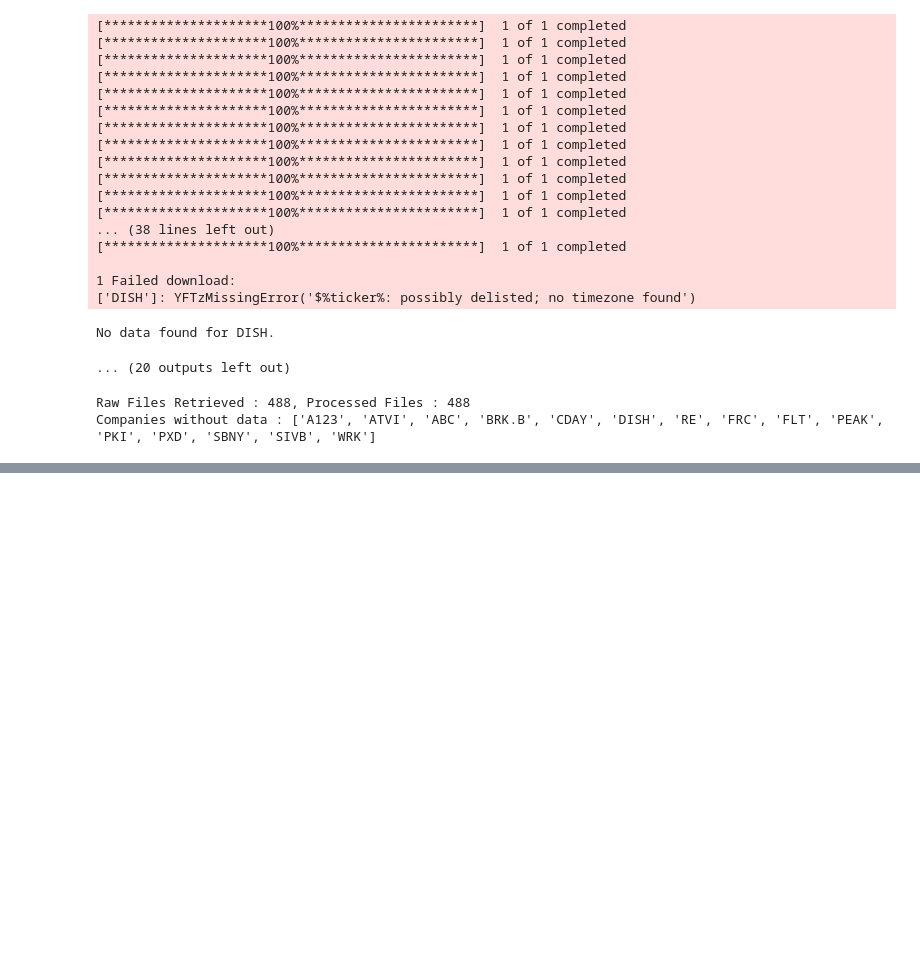
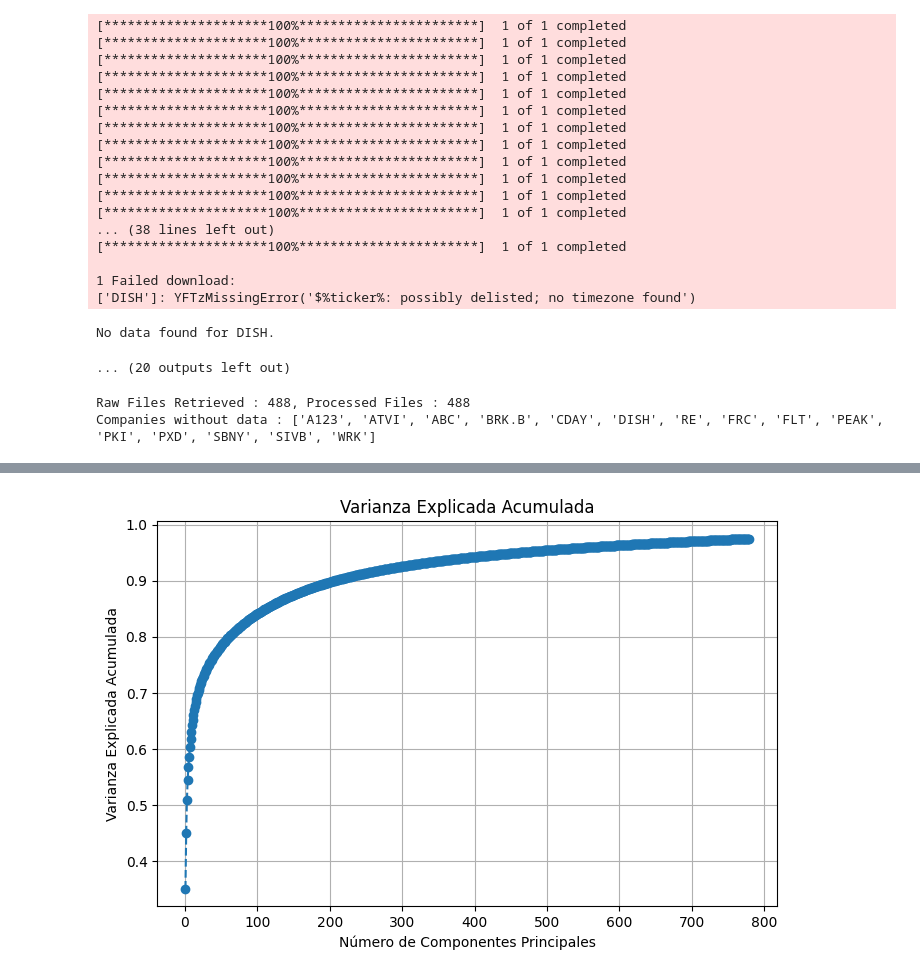
Before and after one commit to alfredofdlv/Proyect2_LABIACD, a Jupyter notebook: Notebook.ipynb, the cells around one changed output, grey strips where cells are left out. Cells and saved outputs as stored; diff of their text form; code cells hidden in the pictures; blank space fills up the shorter version.

```diff
--- a/Notebook.ipynb
+++ b/Notebook.ipynb
@@ -404,0 +416,85 @@ print(predictions)
+# %%
+
+
+
+train=pd.read_csv('train.csv')
+test=pd.read_csv('test.csv')
+
+
+#
+cols_objetivo=[col for col in train.columns if "Close" in col] + ['Date']
+cols_objetivo_2=[col for col in train.columns if "Close" in col]
+
+remove=[col for col in cols_objetivo_2 if "Adjusted" in col]
+
+X_train = train.drop(columns=cols_objetivo)  # Excluye columnas irrelevantes
+X_test =test.drop(columns=cols_objetivo)
+
+y_train = train[cols_objetivo_2].drop(columns=remove)   # El objetivo es el precio de cierre y excluimos Adjusted que inlcuye el string Close
+y_test =test[cols_objetivo_2].drop(columns=remove)
+
+
+
+
+scaler=StandardScaler()
+X_train = scaler.fit_transform(X_train)
+X_test=scaler.transform(X_test)
+
+
+
+
+# Imprimir la hora
+print("Hora  Antes del PCA:", datetime.now().time())
+# Aplicar PCA
+
+# Calcular el número de componentes con PCA estándar
+pca_temp = PCA(n_components=0.975)
+pca_temp.fit(X_train)  # X_scaled: datos escalados (preprocesados)
+
+# Número de componentes necesarios
+n_components_needed = pca_temp.n_components_
+
+# Número de componentes seleccionados
+print("Número de componentes principales seleccionados:", pca_temp.n_components_)
+
+# Calcular autovalores (varianza explicada por cada componente)
+autovalores = pca_temp.explained_variance_
+
+# Media de los autovalores (para matriz de covarianza)
+media_autovalores_cov = np.mean(autovalores)
+
+# Aplicar el criterio de Kaiser: autovalores > media de los autovalores
+criterio_kaiser_cov = autovalores > media_autovalores_cov
+# print(f"Componentes que cumplen el criterio de Kaiser (covarianza): {criterio_kaiser_cov}")
+
+# Número de componentes que cumplen el criterio de Kaiser
+n_componentes_kaiser = np.sum(criterio_kaiser_cov)
+print(f"Número de componentes según el criterio de Kaiser (covarianza): {n_componentes_kaiser}")
+
+# Para la matriz de correlación, la media de los autovalores es 1 por construcción
+criterio_kaiser_cor = autovalores > 1
+# print(f"Componentes que cumplen el criterio de Kaiser (correlación): {criterio_kaiser_cor}")
+
+# Número de componentes que cumplen el criterio de Kaiser
+n_componentes_kaiser = np.sum(criterio_kaiser_cor)
+print(f"Número de componentes según el criterio de Kaiser(correlación): {n_componentes_kaiser}")
+print("Hora DESPUES DE MOSTRAR COMPONENTES :", datetime.now().time())
+ipca = IncrementalPCA(n_components=n_components_needed)
+X_train_2 = ipca.fit_transform(X_train)
+
+
+
+# Varianza explicada
+varianza_explicada = ipca.explained_variance_ratio_
+varianza_acumulada = np.cumsum(varianza_explicada)
+print("Hora :", datetime.now().time())
+
+# Crear gráfico
+plt.figure(figsize=(8, 5))
+plt.plot(range(1, len(varianza_acumulada) + 1), varianza_acumulada, marker='o', linestyle='--')
+plt.title('Varianza Explicada Acumulada')
+plt.xlabel('Número de Componentes Principales')
+plt.ylabel('Varianza Explicada Acumulada')
+plt.grid(True)
+plt.show()
+# %% [output]
@@ -404,0 +507 @@ print(predictions)
+[figure, added]
```
Also changed, not shown: parts of 37 cells of this notebook, 1 other file.
